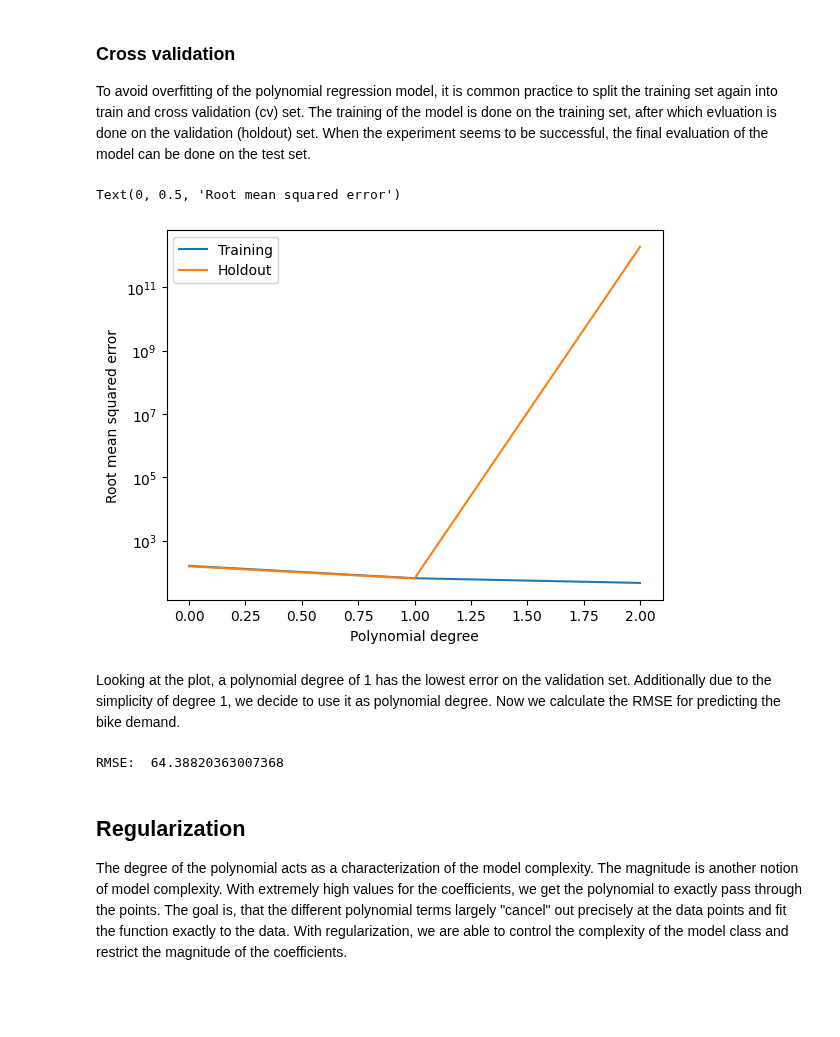
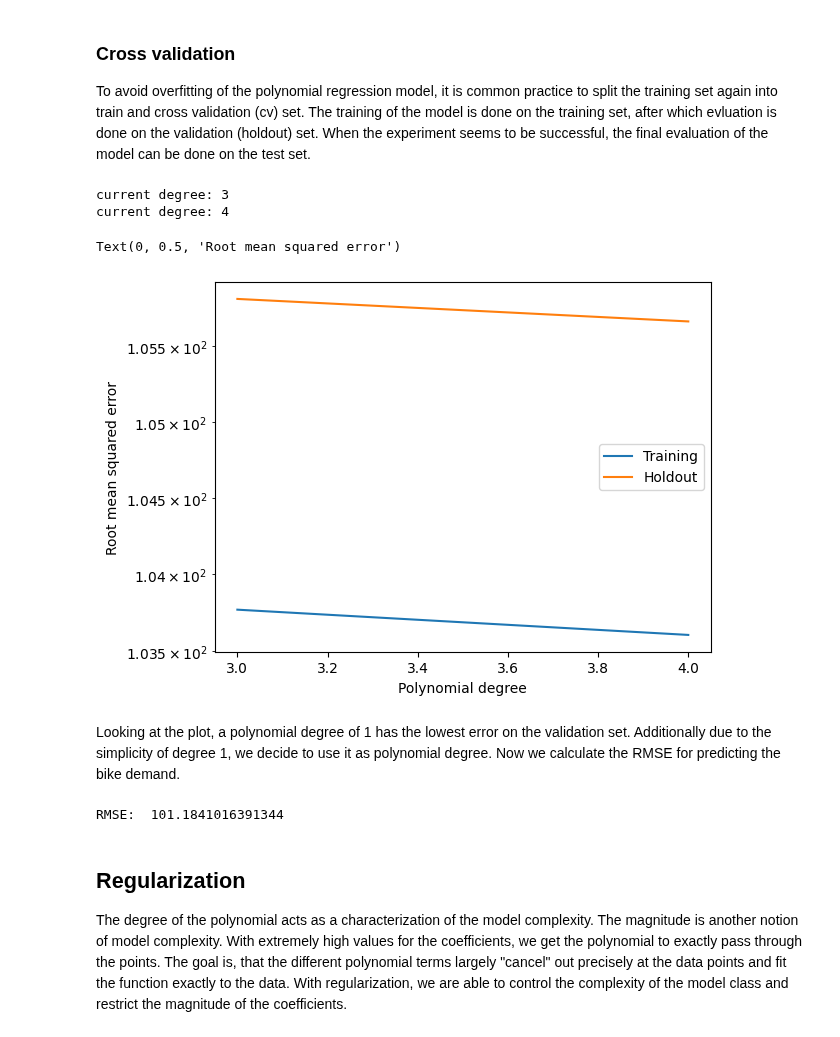
Before and after one commit to RavenRudi/AA_Group16, a Jupyter notebook: demand_forecast.ipynb, the cells around one changed output. Cells and saved outputs as stored; diff of their text form; code cells hidden in the pictures; blank space fills up the shorter version.

Commit message:
temporary commit with Error messages to debug

```diff
--- a/demand_forecast.ipynb
+++ b/demand_forecast.ipynb
@@ -76,7 +76,7 @@ As we have given time series data, it is a common approach to use the demand of
 * 24 hours: The asssumption is that the current demand should be comparable to the demand exactly one day ago, as factors such as season, time of the day are the same.
 * Average demand of the past week at the same day time: This feature is the average of all 7 demand observations of the past week at same time of the day.
 # %%
-df_demand['demand_h-1'] = df_demand.demand.shift(periods=1)
+df_demand['demand_h-2'] = df_demand.demand.shift(periods=2)
 df_demand['demand_h-24'] = df_demand.demand.shift(periods=24)
 
 df_demand['demand_tmp_h-48'] = df_demand.demand.shift(periods=48)
@@ -286,7 +286,7 @@ def optimize_hyperparameters(param_grid, model, X, y, randomized=False):
     return grid
 # %%
 df_demand = df_demand.dropna()
-features = ['max_temp', 'min_temp', 'precip', 'demand_h-1',
+features = ['max_temp', 'min_temp', 'precip', 'demand_h-2',
             'demand_h-24', 'demand_average_w-1', 'avg_temp',
             'temp_change', 'season_autumn', 'season_spring', 'season_winter',
             'hour', 'weekend', "daytime_morning_week", "daytime_afternoon_week", "daytime_evening_week",
@@ -475,52 +473,60 @@ Our third model is based on polynomial regression. Since the relationship betwee
 To avoid overfitting of the polynomial regression model, it is common practice to split the training set again into train and cross validation (cv) set. The training of the model is done on the training set, after which evluation is done on the validation (holdout) set. When the experiment seems to be successful, the final evaluation of the model can be done on the test set.
 # %%
 # reduce X_train for better computing of optimal degree
-X_scaled_train_reduced = X_scaled_train.drop(['demand_average_w-1', 'min_temp', 'max_temp', 'temp_change', 'precip', ], axis=1)
-X_scaled_test_reduced = X_scaled_test.drop(['demand_average_w-1', 'min_temp', 'max_temp', 'temp_change', 'precip', ], axis=1)
+#X_scaled_train_reduced = X_scaled_train.drop(['demand_average_w-1', 'min_temp', 'max_temp', 'temp_change', 'precip', ], axis=1)
+#X_scaled_test_reduced = X_scaled_test.drop(['demand_average_w-1', 'min_temp', 'max_temp', 'temp_change', 'precip', ], axis=1)
+
+
+X_scaled_train_reduced = X_scaled_train[['demand_h-2', 'low_season', 'season_winter', 'daytime_night_week', 'avg_temp']]
+X_scaled_test_reduced = X_scaled_test[['demand_h-2', 'low_season', 'season_winter', 'daytime_night_week', 'avg_temp']]
+# 'demand-h2', 'low_season', 'season_winter', 'daytime_night_week', 'avg_temp'
 
 X_scaled_train_cv, X_scaled_holdout_cv, y_scaled_train_cv, y_scaled_holdout_cv = train_test_split(X_scaled_train_reduced.values, y_scaled_train.values, test_size=0.3)
 # %%
 from sklearn.preprocessing import PolynomialFeatures
 from sklearn.linear_model import LinearRegression
-maxdeg = range(6)
+maxdeg = range(3,5)
 training_error, validation_error = [],[]
 
 for d in maxdeg:
 
+    print(f'current degree: {d}')
     # compute polynomial features
     x_poly_train = PolynomialFeatures(degree = d).fit_transform(X_scaled_train_cv)
     x_poly_holdout = PolynomialFeatures(degree = d).fit_transform(X_scaled_holdout_cv)
 
     # Initialize linear regression model and train and on train data
     lreg = LinearRegression(fit_intercept=False)
     lreg.fit(x_poly_train, y_scaled_train_cv)
 
     # Predict with train and holdout data
     y_scaled_train_pred = lreg.predict(x_poly_train)
     y_scaled_holdout_pred = lreg.predict(x_poly_holdout)
 
     # Calculate RMSE
     training_error.append(math.sqrt(mean_squared_error(y_scaled_train_cv, y_scaled_train_pred)))
     validation_error.append(math.sqrt(mean_squared_error(y_scaled_holdout_cv, y_scaled_holdout_pred)))
 
 plt.semilogy(maxdeg,training_error,maxdeg,validation_error)
 plt.legend(["Training", "Holdout"])
 plt.xlabel("Polynomial degree")
 plt.ylabel("Root mean squared error")
 # %% [output]
-Text(0, 0.5, 'Root mean squared error')
+current degree: 3
+current degree: 4
+Text(0, 0.5, 'Root mean squared error')
-[figure, old version]
+[figure, new version]
 # %% [markdown]
 Looking at the plot, a polynomial degree of 1 has the lowest error on the validation set. Additionally due to the simplicity of degree 1, we decide to use it as polynomial degree. Now we calculate the RMSE for predicting the bike demand.
 # %%
-x_poly_train2 = PolynomialFeatures(degree = 1).fit_transform(X_scaled_train_reduced.values)
-x_poly_test2 = PolynomialFeatures(degree = 1).fit_transform(X_scaled_test_reduced.values)
+x_poly_train2 = PolynomialFeatures(degree = 10).fit_transform(X_scaled_train_reduced.values)
+x_poly_test2 = PolynomialFeatures(degree = 10).fit_transform(X_scaled_test_reduced.values)
 lreg2 = LinearRegression(fit_intercept=False)
 lreg2.fit(x_poly_train2, y_scaled_train.values)
 y_scaled_test_pred2 = lreg2.predict(x_poly_test2)
 print ('RMSE: ',math.sqrt(mean_squared_error(y_scaled_test, y_scaled_test_pred2)))
 # %% [output]
-RMSE:  64.38820363007368
+RMSE:  101.1841016391344
 # %% [markdown]
 ## Regularization
 The degree of the polynomial acts as a characterization of the model complexity. The magnitude is another notion of model complexity. With extremely high values for the coefficients, we get the polynomial to exactly pass through the points. The goal is, that the different polynomial terms largely "cancel" out precisely at the data points and fit the function exactly to the data. With regularization, we are able to control the complexity of the model class and restrict the magnitude of the coefficients.
```
Also changed, not shown: parts of 24 cells of this notebook.
